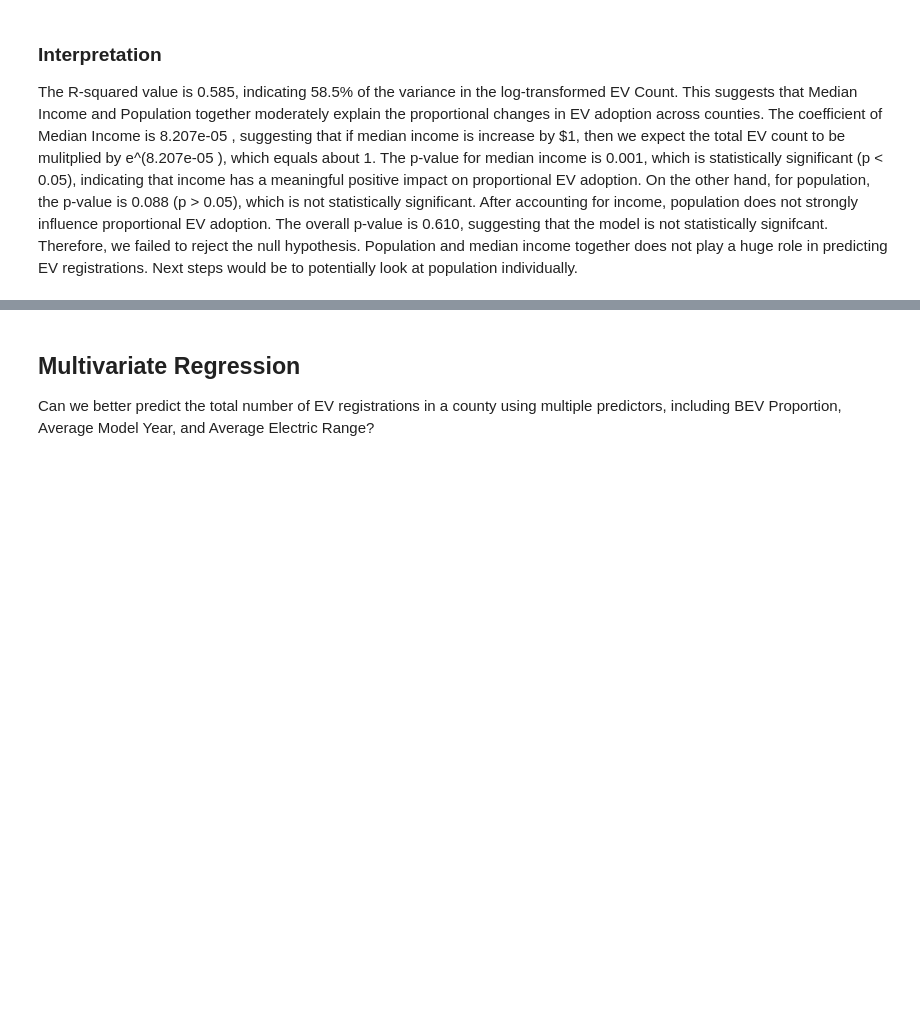
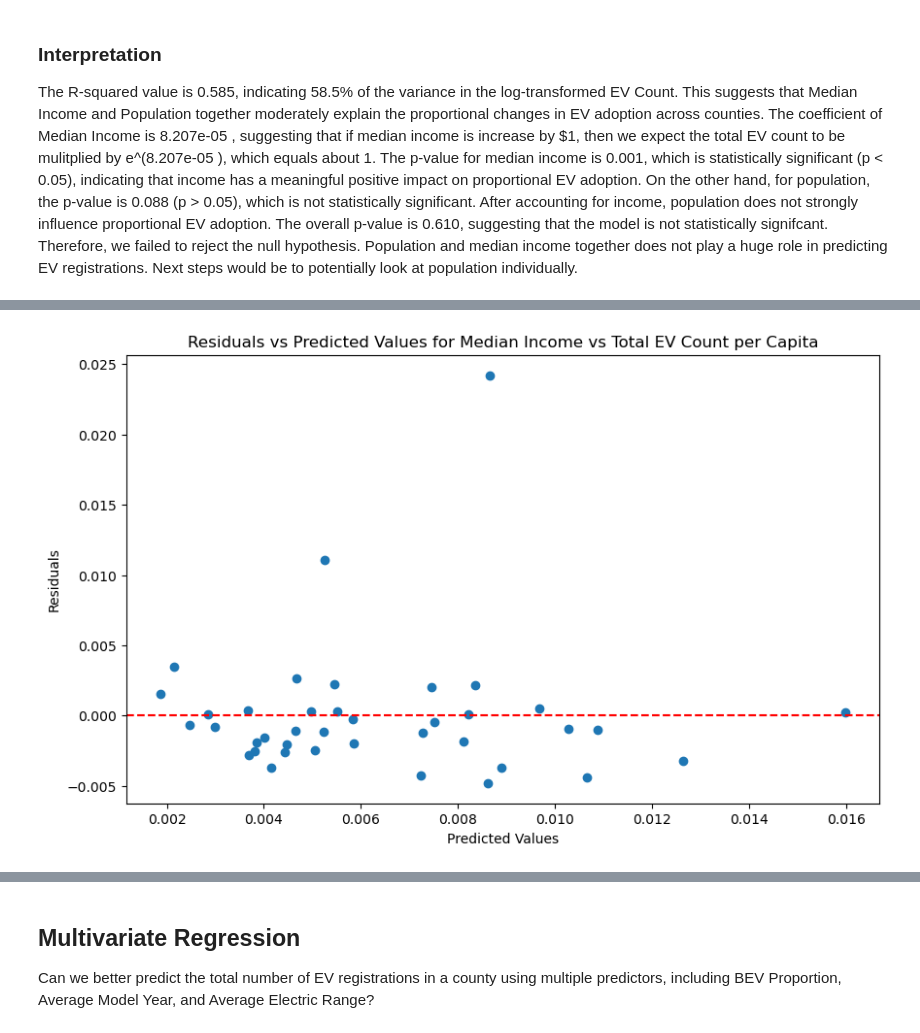
Before and after one commit to vivianzhou1288/info2950-final, a Jupyter notebook: Phase4.ipynb, the cells around one changed output, grey strips where cells are left out. Saved outputs shown, nothing was run; the diff lists cells and outputs as text; code cells hidden in the pictures; blank space fills up the shorter version.

```diff
--- a/Phase4.ipynb
+++ b/Phase4.ipynb
@@ -492,0 +544,12 @@ The R-squared value is 0.585, indicating 58.5% of the variance in the log-transf
+# %%
+# Plot the residuals
+residuals = y - y_pred
+plt.figure(figsize=(10, 6))
+plt.scatter(y_pred, residuals)
+plt.axhline(y=0, color='r', linestyle='--')
+plt.xlabel('Predicted Values')
+plt.ylabel('Residuals')
+plt.title('Residuals vs Predicted Values for Median Income vs Total EV Count per Capita')
+plt.show()
+# %% [output]
+[figure, added]
```
Also changed, not shown: parts of 10 cells of this notebook.
